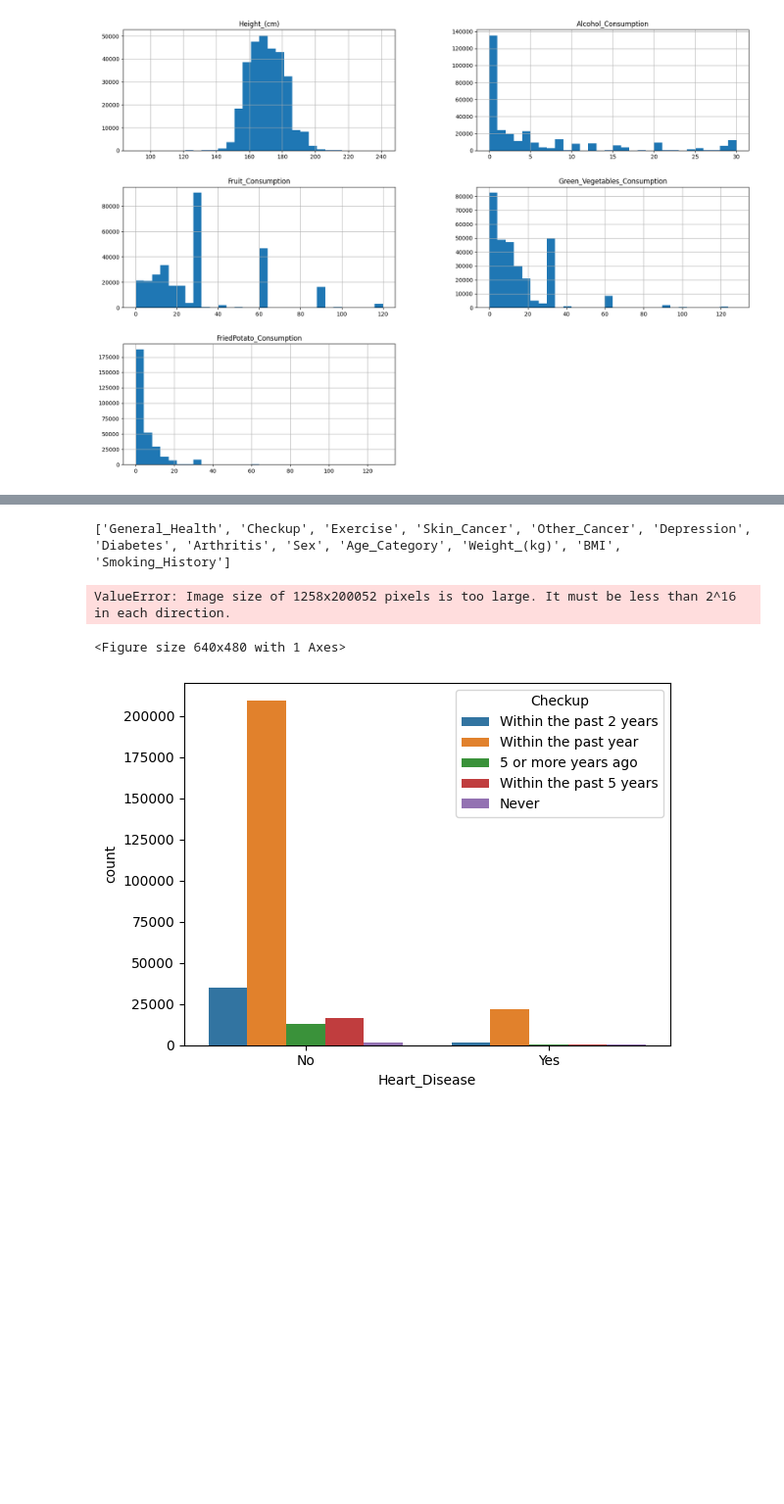
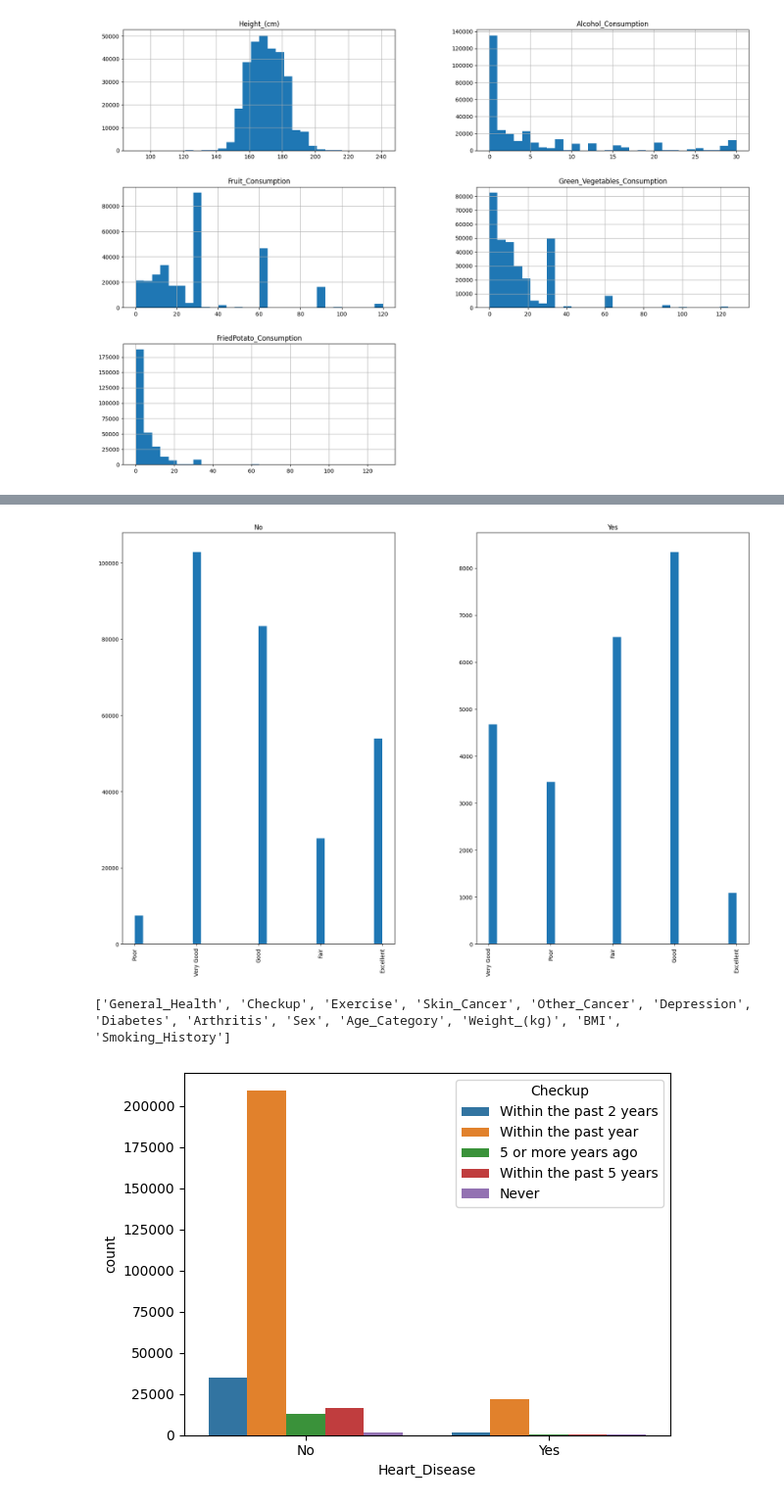
Before and after one commit to gir-yay/AI, a Jupyter notebook: projet.ipynb, the cells around one changed output, grey strips where cells are left out. Shown at 98% size. Saved outputs shown, nothing was run; the diff lists cells and outputs as text; code cells hidden in the pictures; blank space fills up the shorter version.

```diff
--- a/projet.ipynb
+++ b/projet.ipynb
@@ -150,16 +155,13 @@ _ = dataset.hist(figsize=(20, 14),bins=30)
+# %%
+_ = dataset.hist(figsize=(20, 14),bins=30 ,column='General_Health', by='Heart_Disease')
+# %% [output]
+[figure, added]
 # %%
 columns = dataset.columns
 object_columns = dataset.drop(dataset.columns[3], axis=1).select_dtypes(include='object').columns.tolist()# Print the names of object columns
 print(object_columns)
 # %% [output]
 ['General_Health', 'Checkup', 'Exercise', 'Skin_Cancer', 'Other_Cancer', 'Depression', 'Diabetes', 'Arthritis', 'Sex', 'Age_Category', 'Weight_(kg)', 'BMI', 'Smoking_History']
-# %%
-#those lines under generate an error
-sns.countplot(x =target_column , hue = "General_Health", data = dataset)
-plt.show()
-# %% [output]
-ValueError: Image size of 1258x200052 pixels is too large. It must be less than 2^16 in each direction.
-<Figure size 640x480 with 1 Axes>
 # %%
 sns.countplot(x =target_column , hue = "Checkup", data = dataset)
 plt.show()
```
Also changed, not shown: parts of 10 cells of this notebook.
